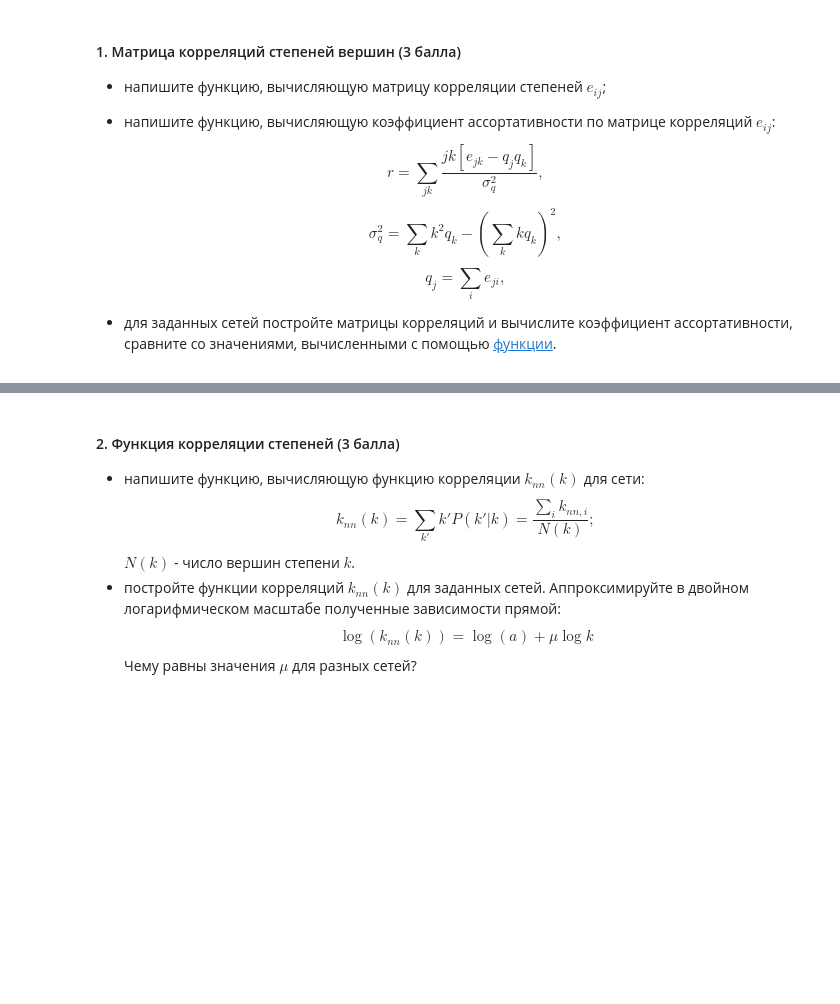
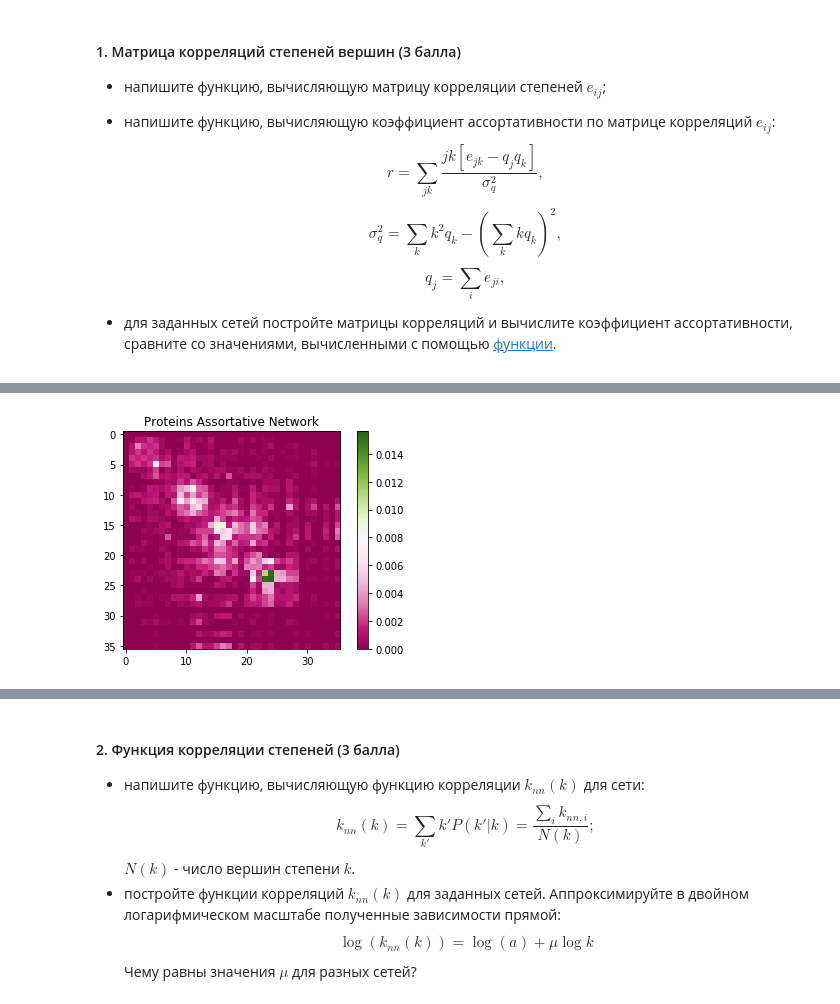
Before and after one commit to kimaril/networksch, a Jupyter notebook: notebooks/NS_Assignment_6_KimDV.ipynb, the cells around one changed output, grey strips where cells are left out. Drawn from its saved outputs; the diff is of its cells as text; code cells hidden in the pictures; blank space fills up the shorter version.

```diff
--- a/notebooks/NS_Assignment_6_KimDV.ipynb
+++ b/notebooks/NS_Assignment_6_KimDV.ipynb
@@ -17,6 +19,6 @@ print(nx.degree_assortativity_coefficient(NN))
 # %% [markdown]
 * Assortative Network
 # %%
-AS = nx.read_edgelist('proteins.txt')
-print(nx.degree_assortativity_coefficient(AS))
+AS = nx.read_edgelist('../data/proteins.txt')
+print(round(nx.degree_assortativity_coefficient(AS), 4))
 # %% [output]
@@ -93,0 +99,4 @@ plt.colorbar()
+# %%
+viz_E(get_degree_correlation_matrix(AS), 'Proteins Assortative Network')
+# %% [output]
+[figure, added]
```
Also changed, not shown: parts of 21 cells of this notebook, 2 other files.
